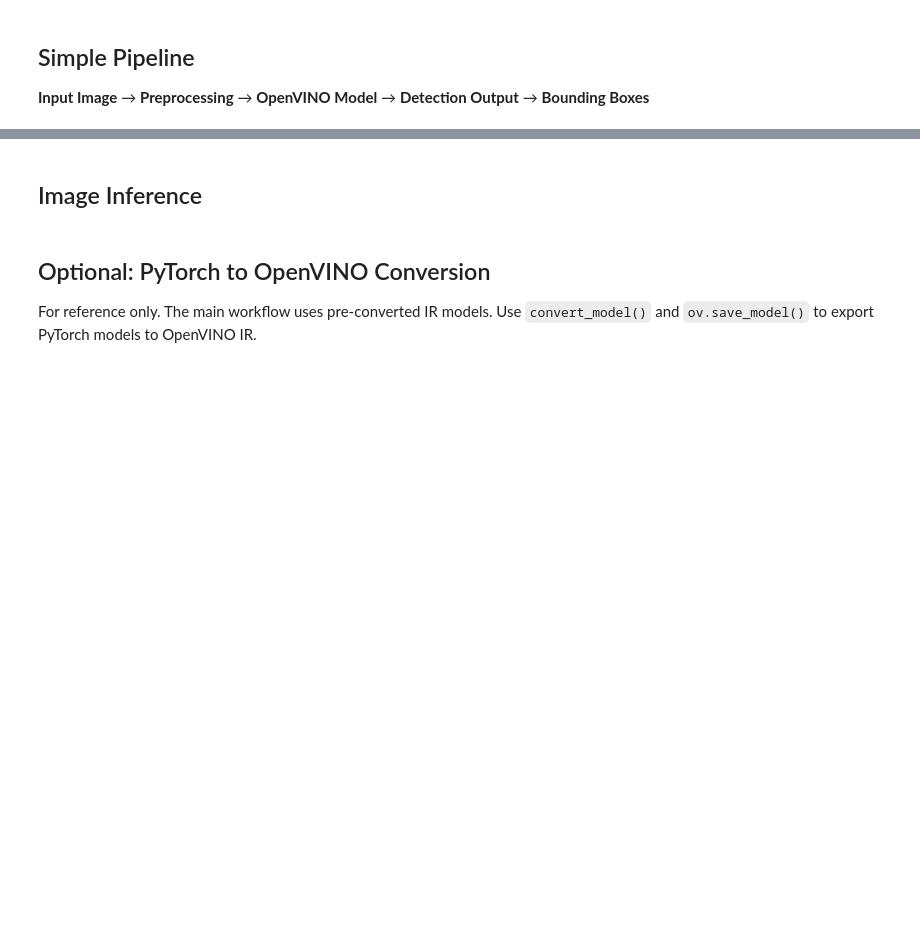
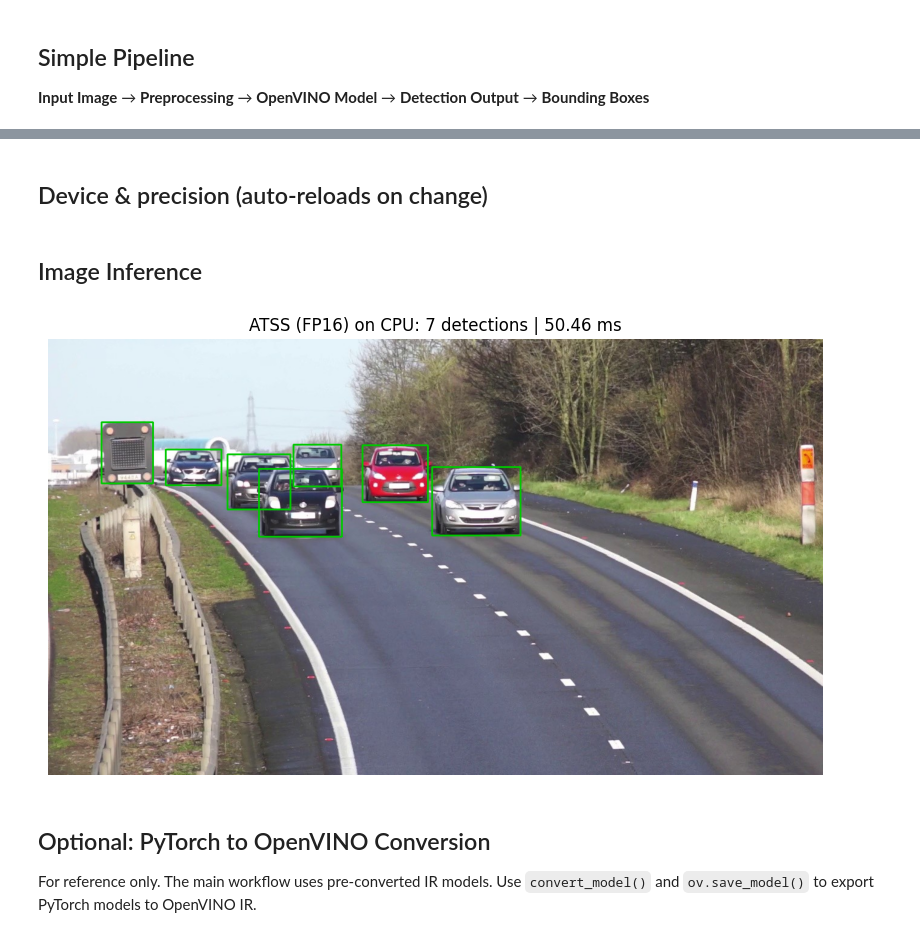
Before and after one commit to Anishauday/yolov8-openvino-seg, a Jupyter notebook: DevCon/Inference with OpenVINO.ipynb, the cells around one changed output, grey strips where cells are left out. Drawn from its saved outputs; the diff is of its cells as text; code cells hidden in the pictures; blank space fills up the shorter version.

```diff
--- a/DevCon/Inference with OpenVINO.ipynb
+++ b/DevCon/Inference with OpenVINO.ipynb
@@ -43,14 +40,0 @@ display(model_dropdown, device_dropdown)
-# %%
-MODEL_NAME = model_dropdown.value
-model_dir = os.path.join("models", MODEL_NAME, PRECISION)
-xml_path = find_model_xml(model_dir)
-
-core = ov.Core()
-model = core.read_model(xml_path)
-compiled_model = core.compile_model(model, device_dropdown.value)
-
-input_layer = compiled_model.input(0)
-input_shape = input_layer.shape
-print(f"Model loaded: {xml_path}")
-print(f"Device: {device_dropdown.value}")
-print(f"Input shape: {input_shape}")
@@ -56,0 +87,2 @@ print(f"Input shape: {input_shape}")
+# %% [markdown]
+## Device & precision (auto-reloads on change)
@@ -59,21 +93,20 @@ print(f"Input shape: {input_shape}")
 # %%
 image = cv2.imread(IMAGE_PATH)
 if image is None:
     raise FileNotFoundError(f"Image not found: {IMAGE_PATH}")
 
-orig_h, orig_w = image.shape[:2]
-input_tensor = preprocess_image(image, input_shape)
-output = run_inference(compiled_model, input_tensor)
-
-_, _, input_h, input_w = input_shape
-boxes = postprocess(output, orig_h, orig_w, input_h, input_w, MODEL_NAME)
+boxes, _, input_tensor = run_detection_atss(compiled_model, image, input_shape, target_classes=(0, 1), thresh=0.3)
 result_img = draw_boxes(image, boxes)
+latency_ms = benchmark_latency_ms(compiled_model, input_tensor, num_iter=50)
+check_device_latency(device_dd.value, latency_ms, "atss")
 
 plt.figure(figsize=(10, 6))
 plt.imshow(cv2.cvtColor(result_img, cv2.COLOR_BGR2RGB))
 plt.axis("off")
-plt.title(f"Detections: {len(boxes)} objects")
+plt.title(f"ATSS ({precision_dd.value}) on {device_dd.value}: {len(boxes)} detections | {latency_ms:.2f} ms")
 plt.show()
+# %% [output]
+[figure, added]
 # %% [markdown]
 ## Optional: PyTorch to OpenVINO Conversion
 
```
Also changed, not shown: parts of 9 cells of this notebook, 1 other file.
